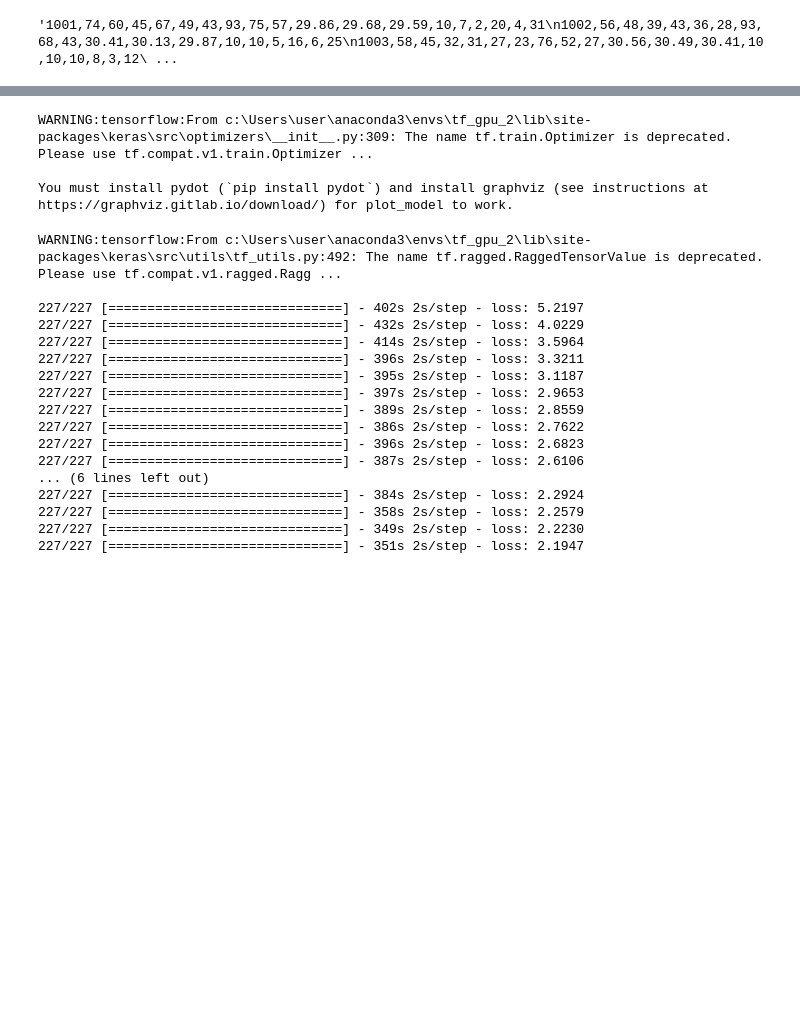
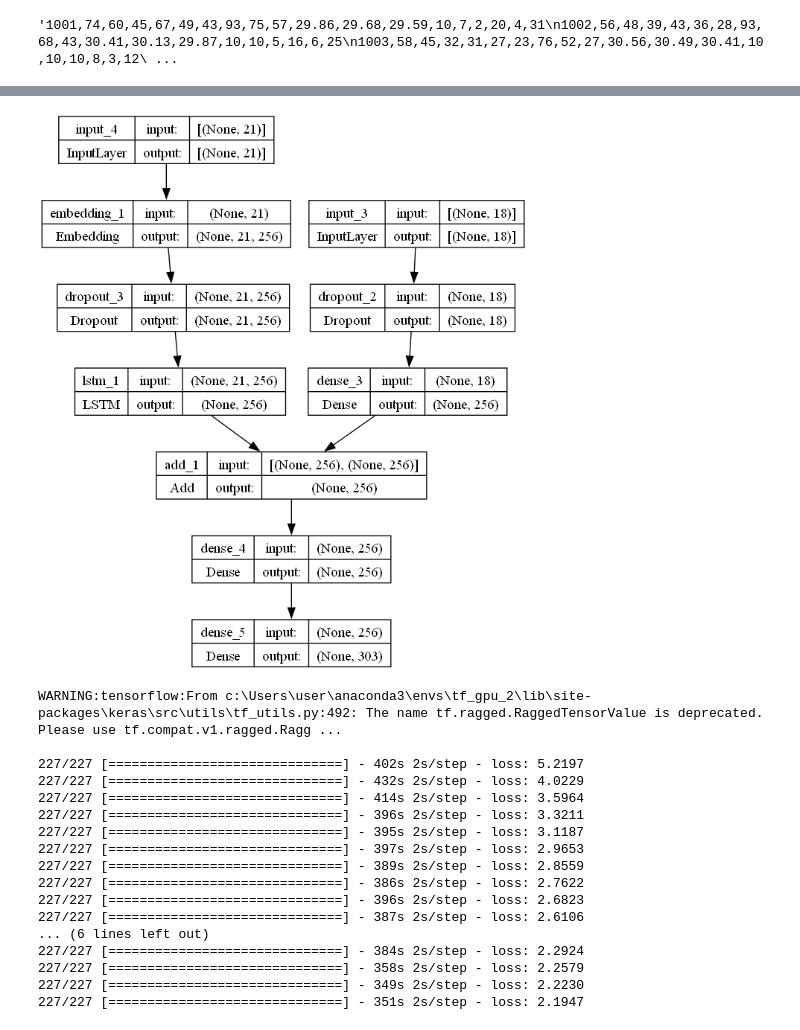
Before and after one commit to yamikaniphiri/image_captioning_exapmple, a Jupyter notebook: TF/test_weather_captioning.ipynb, the cells around one changed output, grey strips where cells are left out. Saved outputs shown, nothing was run; the diff lists cells and outputs as text; code cells hidden in the pictures; blank space fills up the shorter version.

```diff
--- a/TF/test_weather_captioning.ipynb
+++ b/TF/test_weather_captioning.ipynb
@@ -251,29 +240,27 @@ def data_generator(data_keys, mapping, features, tokenizer, max_length, vocab_si
 # %%
 # encoder model
 # image feature layers
-inputs1 = Input(shape=(4096,))
+inputs1 = Input(shape=(18,))
 fe1 = Dropout(0.4)(inputs1)
 fe2 = Dense(256, activation='relu')(fe1)
 # sequence feature layers
 inputs2 = Input(shape=(max_length,))
 se1 = Embedding(vocab_size, 256, mask_zero=True)(inputs2)
 se2 = Dropout(0.4)(se1)
 se3 = LSTM(256)(se2)
 
 # decoder model
 decoder1 = add([fe2, se3])
 decoder2 = Dense(256, activation='relu')(decoder1)
 outputs = Dense(vocab_size, activation='softmax')(decoder2)
 
 model = Model(inputs=[inputs1, inputs2], outputs=outputs)
 model.compile(loss='categorical_crossentropy', optimizer='adam')
 
 # plot the model
 plot_model(model, show_shapes=True)
 # %% [output]
-WARNING:tensorflow:From c:\Users\user\anaconda3\envs\tf_gpu_2\lib\site-packages\keras\src\optimizers\__init__.py:309: The name tf.train.Optimizer is deprecated. Please use tf.compat.v1.train.Optimizer ...
-
-You must install pydot (`pip install pydot`) and install graphviz (see instructions at https://graphviz.gitlab.io/download/) for plot_model to work.
+[figure, added]
 # %%
 # train the model
 epochs = 20
```
Also changed, not shown: parts of 4 cells of this notebook, 1 other file.
